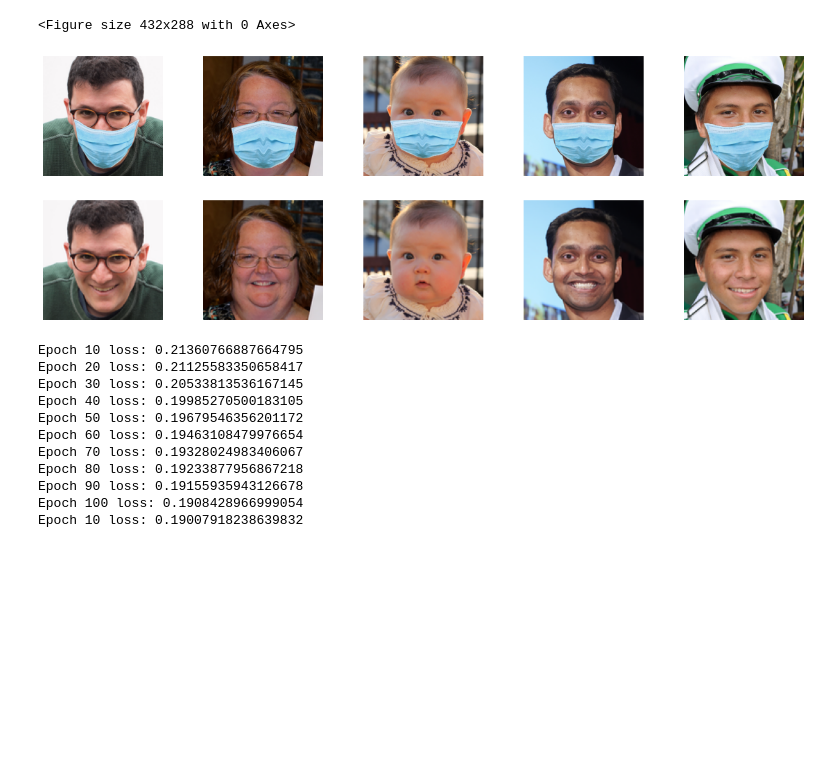
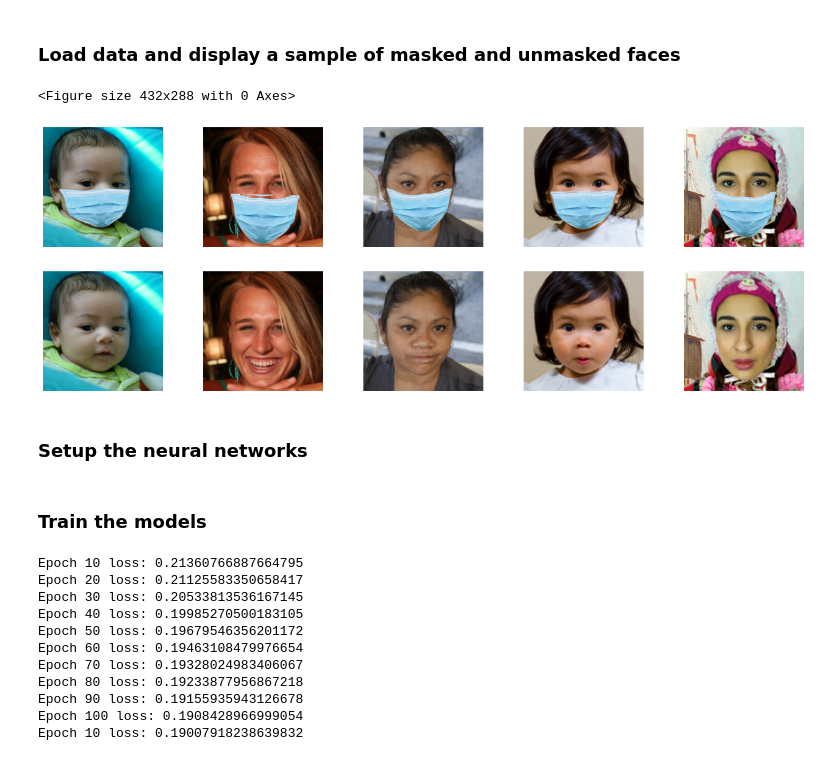
Before and after one commit to alexajm/gan-facemask-design, a Jupyter notebook: code/sandbox.ipynb, the cells around one changed output. Cells and saved outputs as stored; diff of their text form; code cells hidden in the pictures; blank space fills up the shorter version.

```diff
--- a/code/sandbox.ipynb
+++ b/code/sandbox.ipynb
@@ -18,6 +18,11 @@ The autoreload extension is already loaded. To reload it, use:
+# %% [markdown]
+### Load data and display a sample of masked and unmasked faces
 # %%
+# parameters
+num_faces = 20  # total number of faces to load
+offset = 0  # offset of file indices
+
 # load masked and unmasked faces
-num_faces = 20
 img_size = 128
 masked_faces = torch.zeros((num_faces, 3, 128, 128))
 unmasked_faces = torch.zeros((num_faces, 3, 128, 128))
@@ -30,40 +35,42 @@ skipped = 0
 idx_to_face_id = []
 while face_id < num_faces:
     # get image paths
-    face_id_text = str(100000 + face_id + skipped + 100)[1:]
+    face_id_text = str(100000 + face_id + skipped + offset)[1:]
     masked_path = '../data/masked/{}_Mask.jpg'.format(face_id_text)
     unmasked_path = '../data/unmasked/{}.png'.format(face_id_text)
 
     # load images
     try:
         masked_img = Image.open(masked_path)
         unmasked_img = Image.open(unmasked_path)
     except:  # skip missing images
         skipped += 1
         continue
 
     # process images
     masked_tensor = Resize((img_size,img_size))(ToTensor()(masked_img)) - .5
     unmasked_tensor = Resize((img_size,img_size))(ToTensor()(unmasked_img)) - .5
     if masked_tensor is None or unmasked_tensor is None:
         skipped += 1
         continue
 
     # display images
     if face_id < 5:
         axes[0,face_id].imshow(masked_img)
         axes[0,face_id].set_axis_off()
         axes[1,face_id].imshow(unmasked_img)
         axes[1,face_id].set_axis_off()
 
     # save images to respective tensors
     masked_faces[face_id] = masked_tensor
     unmasked_faces[face_id] = unmasked_tensor
     idx_to_face_id.append(int(face_id + skipped))
     face_id += 1
 # %% [output]
 <Figure size 432x288 with 0 Axes>
-[figure, old version]
+[figure, new version]
+# %% [markdown]
+### Setup the neural networks
 # %%
 # instantiate GAN
 from gan import Generator, Projector, Discriminator, GAN
@@ -74,6 +81,8 @@ gan = GAN(generator, projector, discriminator)
 
 # compute and store unmasked discriminator embeddings
 gan.compute_unmasked_embeddings(unmasked_faces)
+# %% [markdown]
+### Train the models
 # %%
 # split data into training and testing sets
 split = int(.8 * num_faces)
```
Also changed, not shown: parts of 5 cells of this notebook.
